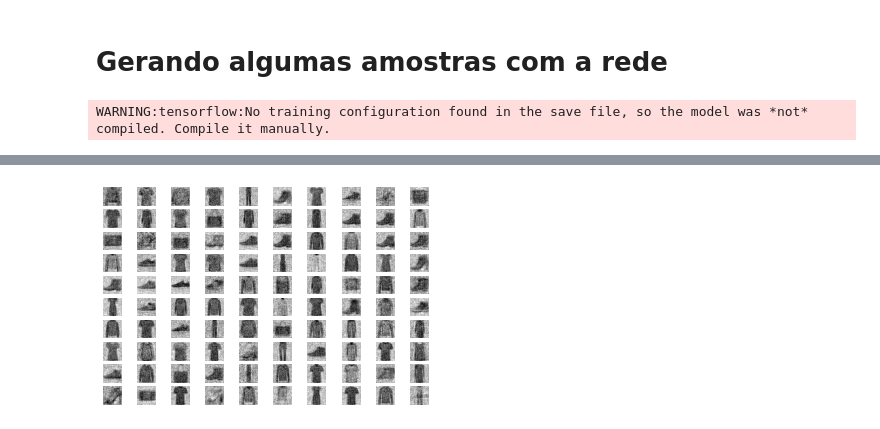
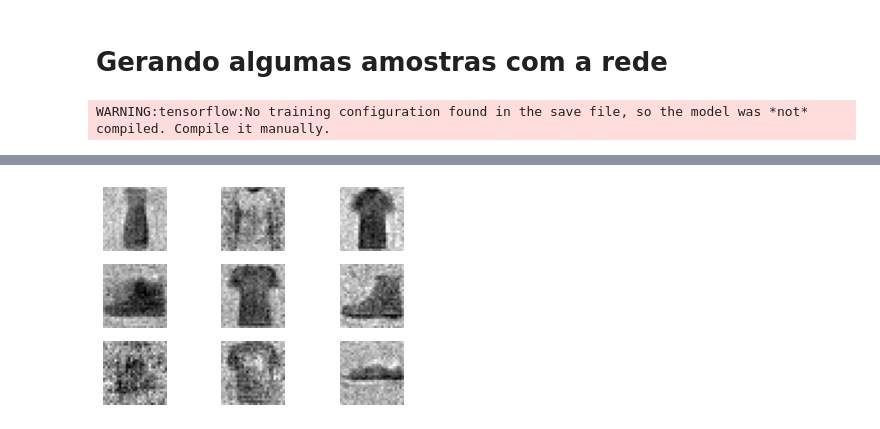
Before and after one commit to marianabritoazevedo/artificial-intelligence, a Jupyter notebook: Redes_Adversarias/Trabalho2_U2.ipynb, the cells around one changed output, grey strips where cells are left out. Saved outputs shown, nothing was run; the diff lists cells and outputs as text; code cells hidden in the pictures.

```diff
--- a/Redes_Adversarias/Trabalho2_U2.ipynb
+++ b/Redes_Adversarias/Trabalho2_U2.ipynb
@@ -162,6 +152,6 @@ n_examples = 100
 latent_points = generate_latent_points(latent_dim, n_examples)
 X  = model.predict(latent_points)
 X = (X + 1) / 2.0
-save_plot(X, n_examples)
+save_plot(X, 9)
 # %% [output]
 WARNING:tensorflow:No training configuration found in the save file, so the model was *not* compiled. Compile it manually.
@@ -169 +159 @@ WARNING:tensorflow:No training configuration found in the save file, so the mode
-[figure, old version]
+[figure, new version]
```
Also changed, not shown: parts of 2 cells of this notebook.
